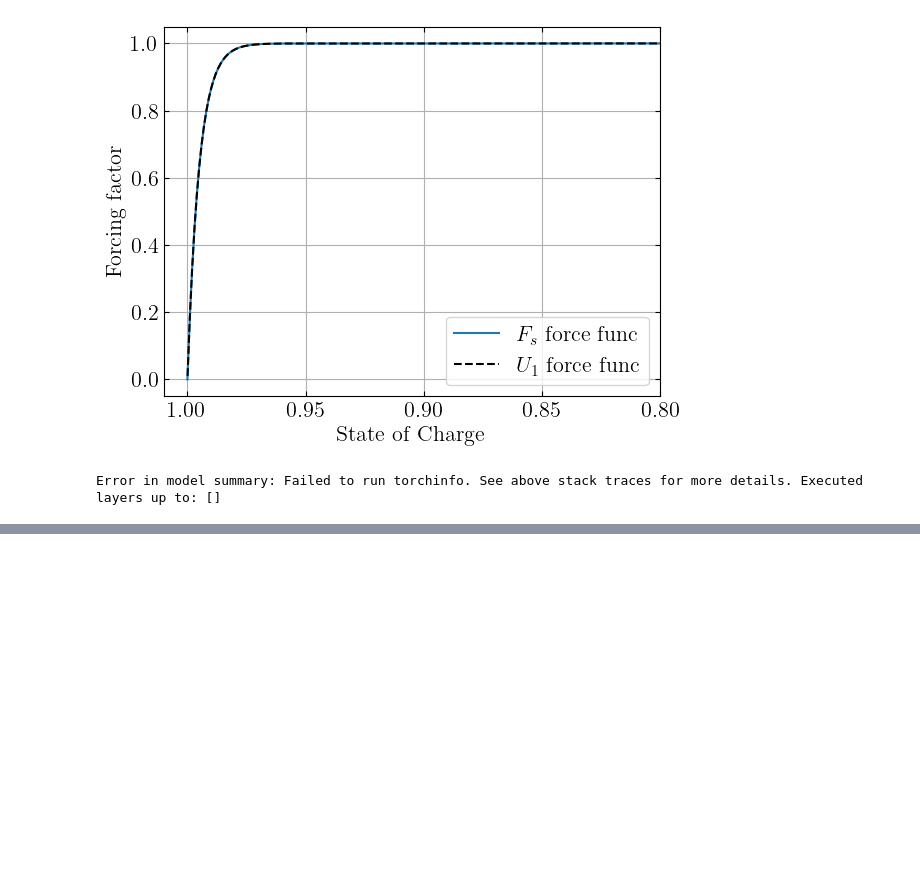
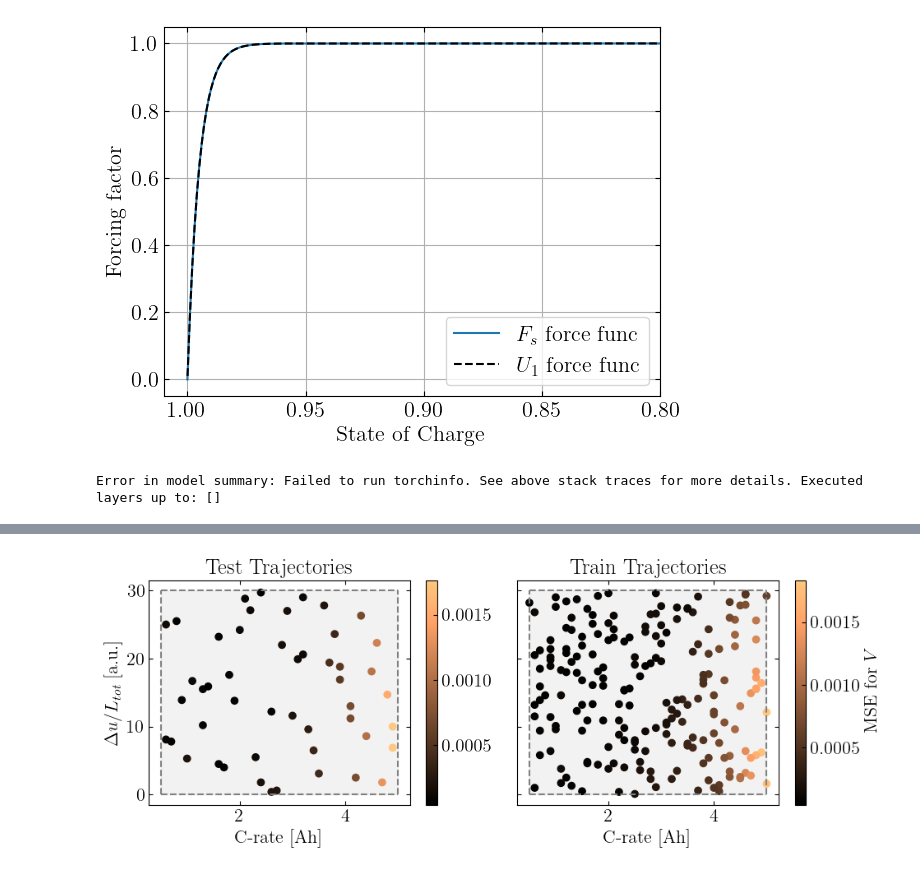
Before and after one commit to j-haralds/MSc_thesis, a Jupyter notebook: program/5_Multi/8_JH_multi.ipynb, the cells around one changed output, grey strips where cells are left out. Cells and saved outputs as stored; diff of their text form; code cells hidden in the pictures; blank space fills up the shorter version.

```diff
--- a/program/5_Multi/8_JH_multi.ipynb
+++ b/program/5_Multi/8_JH_multi.ipynb
@@ -511,0 +631,2 @@ plt.tight_layout()
+# %%
+mse_train, rmse_train, mae_train, r2_train = evaluate_metrics(model, x_train, y_train);
@@ -511,0 +651,39 @@ plt.tight_layout()
+# %%
+f, ax = plt.subplots(1, 2, figsize=(10, 4), sharey=True)
+
+for a in ax.flat:
+    a.vlines(0.5,0,30, color='gray', linestyle='--')
+    a.vlines(5,0,30, color='gray', linestyle='--')
+    a.hlines(0,0.5,5, color='gray', linestyle='--')
+    a.hlines(30,0.5,5, color='gray', linestyle='--')
+    a.set_xlabel('C-rate [Ah]')
+    a.fill_between([0.5, 5], 0, 30, color='gray', alpha=0.1)
+
+ax[0].set_ylabel(r'$\Delta u / L_{tot}$ [a.u.]')
+
+# Scatter plots with different colormaps
+sc0 = ax[0].scatter(
+    u_C_pairs_test['C'],
+    u_C_pairs_test['u_par'],
+    c=mse[:,0],
+    cmap='copper',   # changed color
+    label='Test'
+)
+
+sc1 = ax[1].scatter(
+    u_C_pairs_train['C'],
+    u_C_pairs_train['u_par'],
+    c=mse_train[:,0],
+    cmap='copper',   # different color
+    label='Train'
+)
+
+# Attach each colorbar to its own axis
+cb0 = plt.colorbar(sc0, ax=ax[0])
+cb1 = plt.colorbar(sc1, ax=ax[1], label='MSE for $V$')
+
+ax[0].set_title('Test Trajectories')
+ax[1].set_title('Train Trajectories')
+plt.tight_layout()
+# %% [output]
+[figure, added]
```
Also changed, not shown: parts of 16 cells of this notebook, 29 other files.
